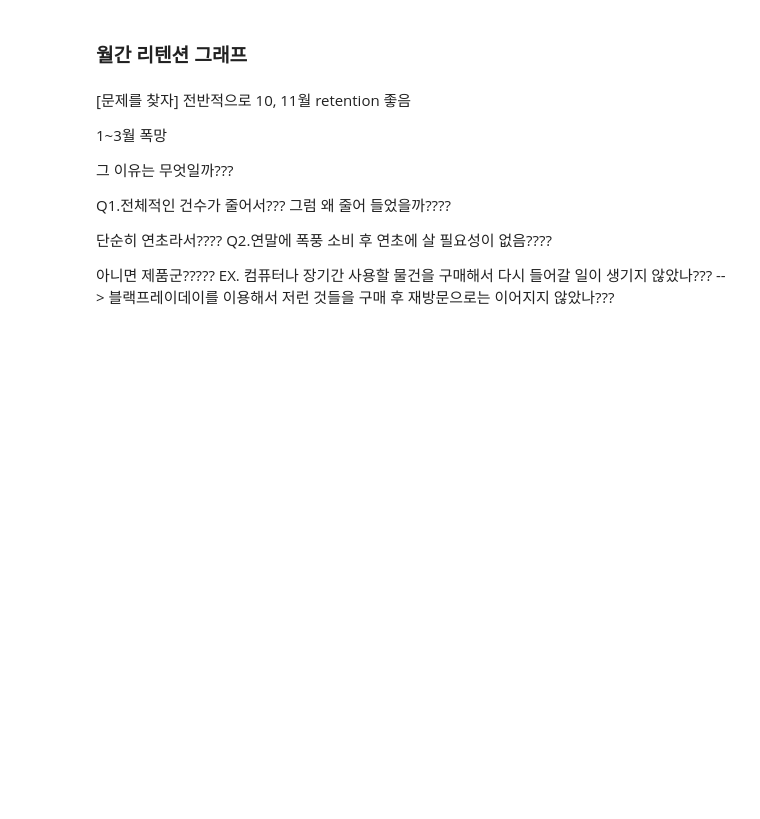
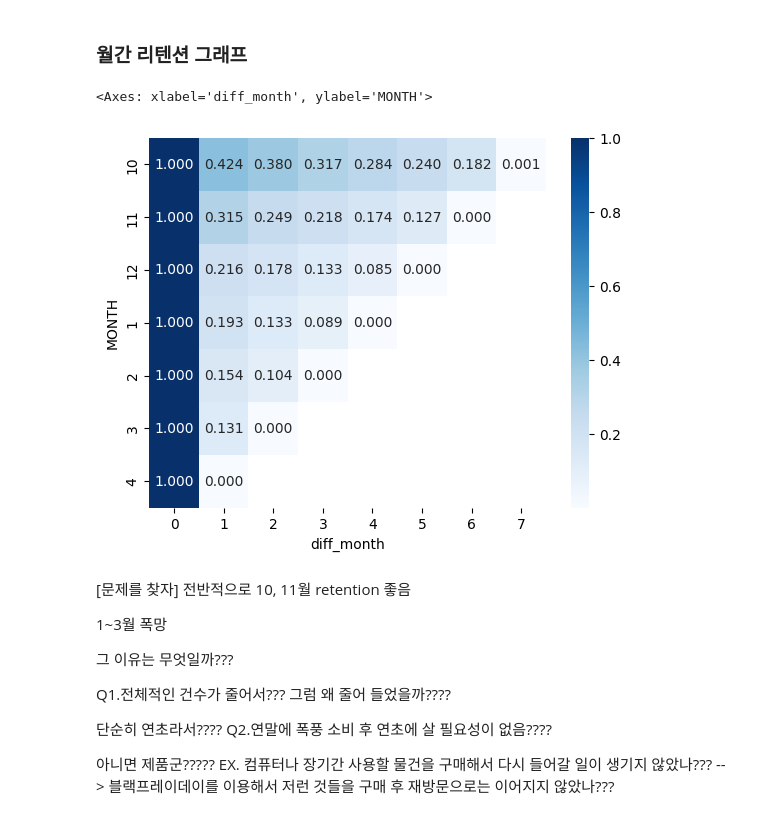
Before and after one commit to dothegee/Ecommerce_Membership_Strategy, a Jupyter notebook: AARRR_Metrics.ipynb, the cells around one changed output. Cells and saved outputs as stored; diff of their text form; code cells hidden in the pictures; blank space fills up the shorter version.

```diff
--- a/AARRR_Metrics.ipynb
+++ b/AARRR_Metrics.ipynb
@@ -275,7 +395,10 @@ df_retention_30_pivot.to_csv("월간간리텐션.csv", index=False)
 ### 월간 리텐션 그래프
 # %%
 
-sns.heatmap(df_retention_30_pivot, annot=True, fmt=".3f")
+sns.heatmap(df_retention_30_pivot, annot=True, fmt=".3f", cmap = 'Blues')
+# %% [output]
+<Axes: xlabel='diff_month', ylabel='MONTH'>
+[figure, added]
 # %% [markdown]
 [문제를 찾자]
 전반적으로 10, 11월 retention 좋음
```
Also changed, not shown: parts of 17 cells of this notebook.
